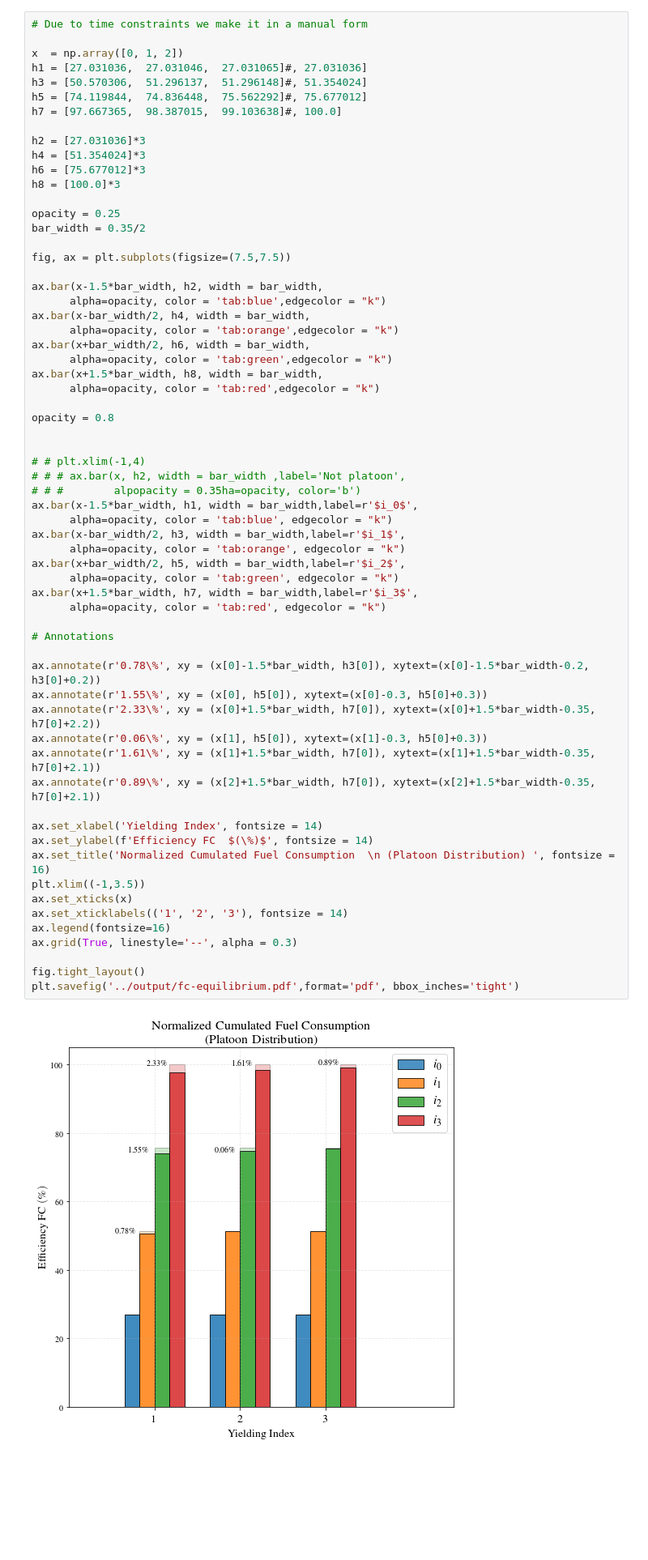
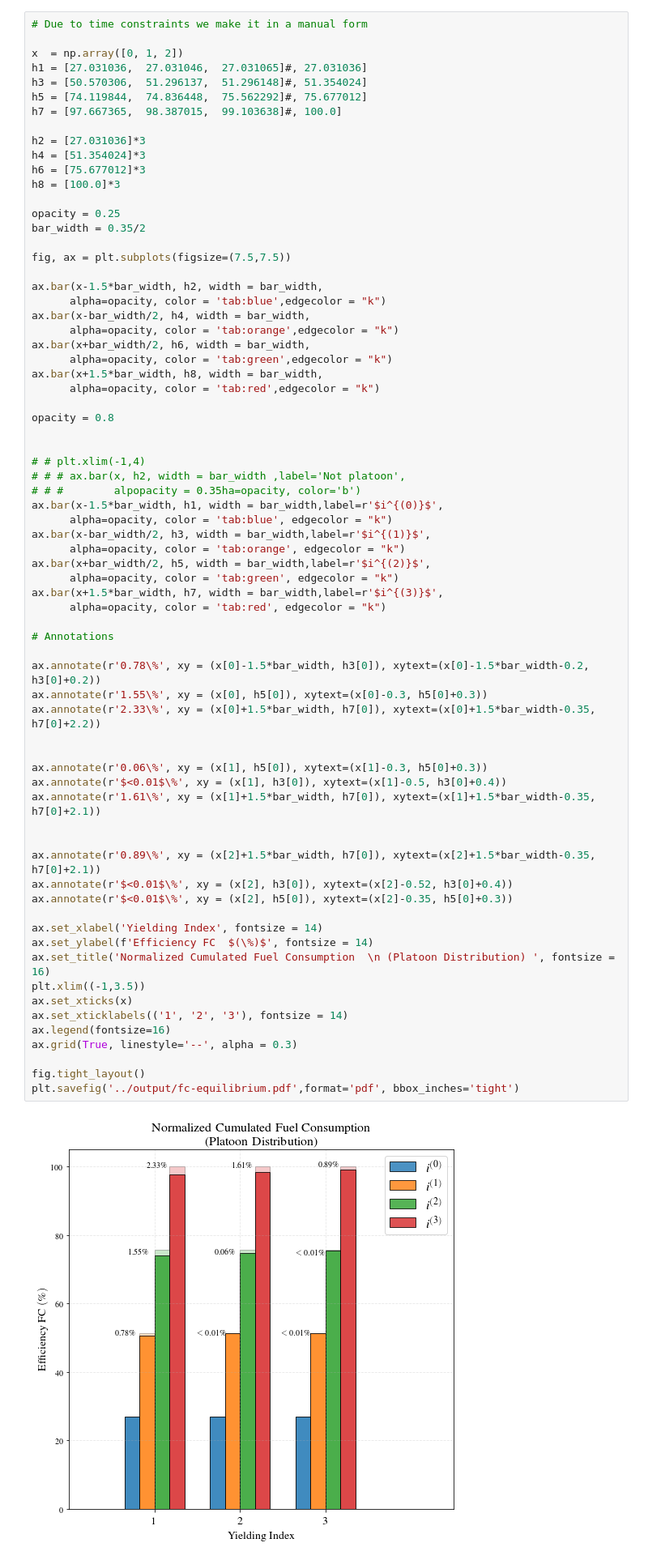
Before and after one commit to licit-lab/energy-impact-platoon, a Jupyter notebook: notebook/05-Evaluation.ipynb, the cells around one changed output. Shown at 81% size. Saved outputs shown, nothing was run; the diff lists cells and outputs as text; blank space fills up the shorter version.

Commit message:
Update plots model evaluation

```diff
--- a/notebook/05-Evaluation.ipynb
+++ b/notebook/05-Evaluation.ipynb
@@ -523,38 +541,45 @@ opacity = 0.8
 
 # # plt.xlim(-1,4)
 # # # ax.bar(x, h2, width = bar_width ,label='Not platoon',
 # # #        alpopacity = 0.35ha=opacity, color='b')
-ax.bar(x-1.5*bar_width, h1, width = bar_width,label=r'$i_0$',
+ax.bar(x-1.5*bar_width, h1, width = bar_width,label=r'$i^{(0)}$',
       alpha=opacity, color = 'tab:blue', edgecolor = "k")
-ax.bar(x-bar_width/2, h3, width = bar_width,label=r'$i_1$',
+ax.bar(x-bar_width/2, h3, width = bar_width,label=r'$i^{(1)}$',
       alpha=opacity, color = 'tab:orange', edgecolor = "k")
-ax.bar(x+bar_width/2, h5, width = bar_width,label=r'$i_2$',
+ax.bar(x+bar_width/2, h5, width = bar_width,label=r'$i^{(2)}$',
       alpha=opacity, color = 'tab:green', edgecolor = "k")
-ax.bar(x+1.5*bar_width, h7, width = bar_width,label=r'$i_3$',
+ax.bar(x+1.5*bar_width, h7, width = bar_width,label=r'$i^{(3)}$',
       alpha=opacity, color = 'tab:red', edgecolor = "k")
 
 # Annotations
 
 ax.annotate(r'0.78\%', xy = (x[0]-1.5*bar_width, h3[0]), xytext=(x[0]-1.5*bar_width-0.2, h3[0]+0.2))
 ax.annotate(r'1.55\%', xy = (x[0], h5[0]), xytext=(x[0]-0.3, h5[0]+0.3))
 ax.annotate(r'2.33\%', xy = (x[0]+1.5*bar_width, h7[0]), xytext=(x[0]+1.5*bar_width-0.35, h7[0]+2.2))
+
+
 ax.annotate(r'0.06\%', xy = (x[1], h5[0]), xytext=(x[1]-0.3, h5[0]+0.3))
+ax.annotate(r'$<0.01$\%', xy = (x[1], h3[0]), xytext=(x[1]-0.5, h3[0]+0.4))
 ax.annotate(r'1.61\%', xy = (x[1]+1.5*bar_width, h7[0]), xytext=(x[1]+1.5*bar_width-0.35, h7[0]+2.1))
+
+
 ax.annotate(r'0.89\%', xy = (x[2]+1.5*bar_width, h7[0]), xytext=(x[2]+1.5*bar_width-0.35, h7[0]+2.1))
+ax.annotate(r'$<0.01$\%', xy = (x[2], h3[0]), xytext=(x[2]-0.52, h3[0]+0.4))
+ax.annotate(r'$<0.01$\%', xy = (x[2], h5[0]), xytext=(x[2]-0.35, h5[0]+0.3))
 
 ax.set_xlabel('Yielding Index', fontsize = 14)
 ax.set_ylabel(f'Efficiency FC  $(\%)$', fontsize = 14)
 ax.set_title('Normalized Cumulated Fuel Consumption  \n (Platoon Distribution) ', fontsize = 16)
 plt.xlim((-1,3.5))
 ax.set_xticks(x)
 ax.set_xticklabels(('1', '2', '3'), fontsize = 14)
 ax.legend(fontsize=16)
 ax.grid(True, linestyle='--', alpha = 0.3)
 
 fig.tight_layout()
 plt.savefig('../output/fc-equilibrium.pdf',format='pdf', bbox_inches='tight')
 # %% [output]
-[figure, old version]
+[figure, new version]
 # %% [markdown]
 #### Total dynamic consumption (%)
 
```
Also changed, not shown: parts of 7 cells of this notebook.
